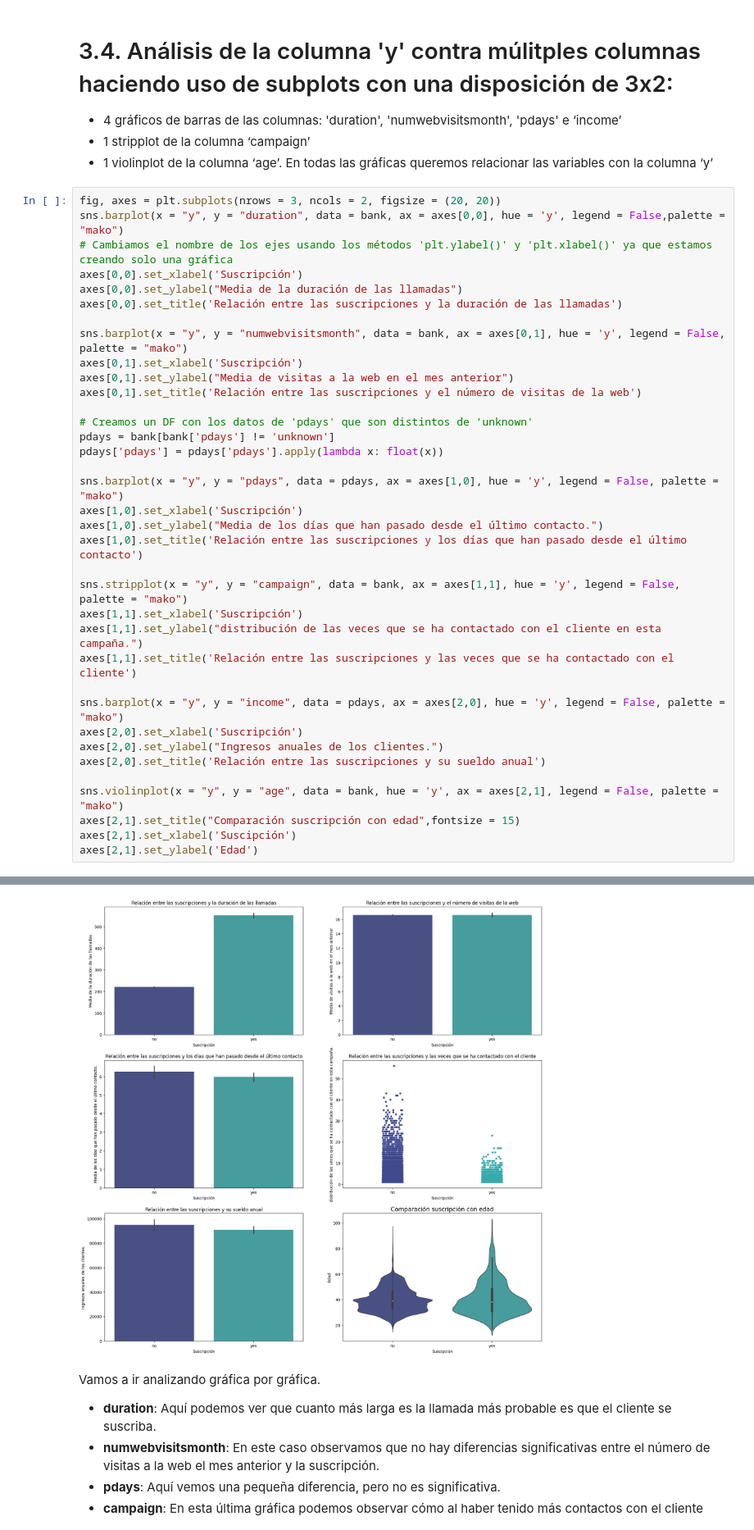
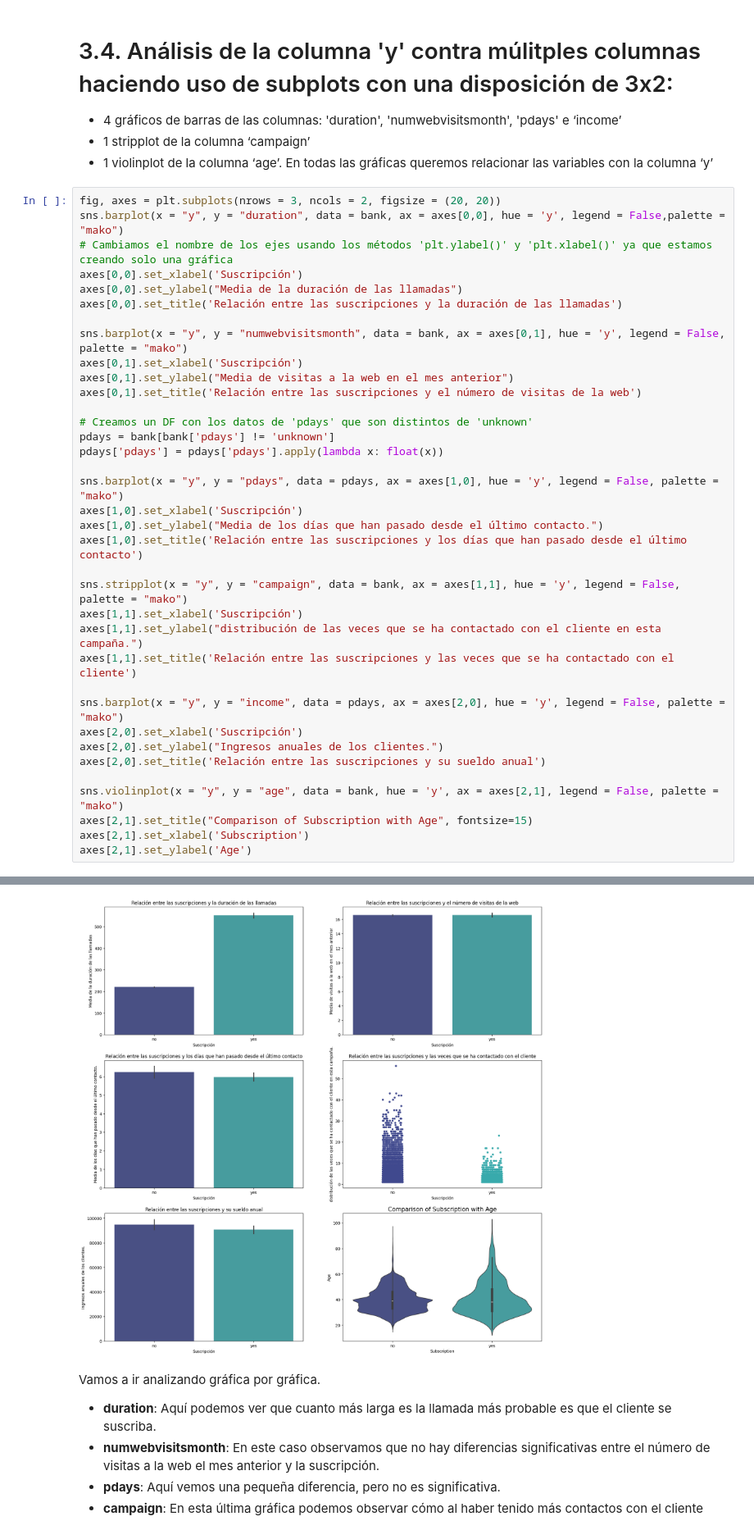
Before and after one commit to CarlEstP/Bank-case-study, a Jupyter notebook: 4. bank-visualizacion.ipynb, the cells around one changed output, grey strips where cells are left out. Shown at 82% size. Saved outputs shown, nothing was run; the diff lists cells and outputs as text.

```diff
--- a/4. bank-visualizacion.ipynb
+++ b/4. bank-visualizacion.ipynb
@@ -276,7 +309,7 @@ axes[2,0].set_ylabel("Ingresos anuales de los clientes.")
 axes[2,0].set_title('Relación entre las suscripciones y su sueldo anual')
 
 sns.violinplot(x = "y", y = "age", data = bank, hue = 'y', ax = axes[2,1], legend = False, palette = "mako")
-axes[2,1].set_title("Comparación suscripción con edad",fontsize = 15)
-axes[2,1].set_xlabel('Suscipción')
-axes[2,1].set_ylabel('Edad')
+axes[2,1].set_title("Comparison of Subscription with Age", fontsize=15)
+axes[2,1].set_xlabel('Subscription')
+axes[2,1].set_ylabel('Age')
 # %% [output]
@@ -284,4 +317,4 @@ Text(0, 0.5, 'Edad')
-[figure, old version]
+[figure, new version]
 # %% [markdown]
 Vamos a ir analizando gráfica por gráfica.
 - **duration**: Aquí podemos ver que cuanto más larga es la llamada más probable es que el cliente se suscriba.
```
Also changed, not shown: parts of 4 cells of this notebook, 3 other files.
